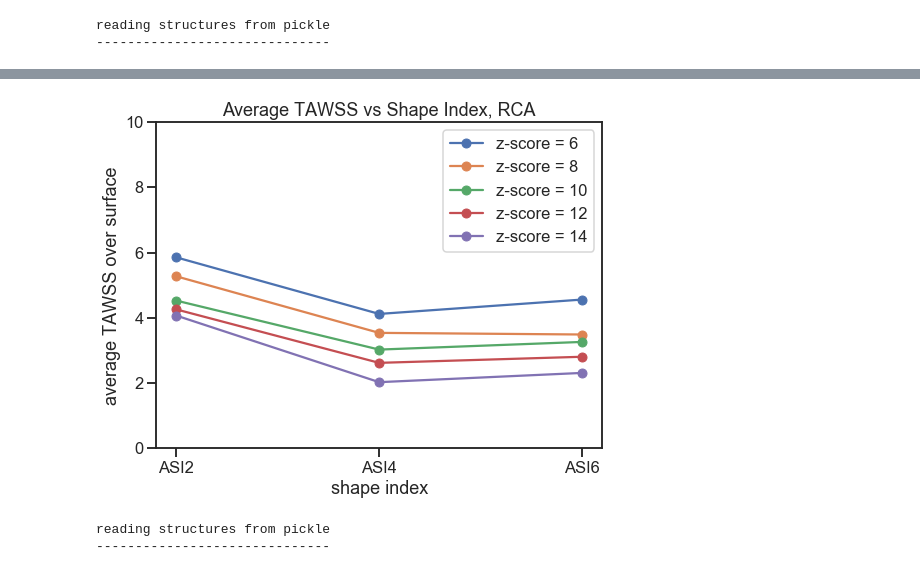
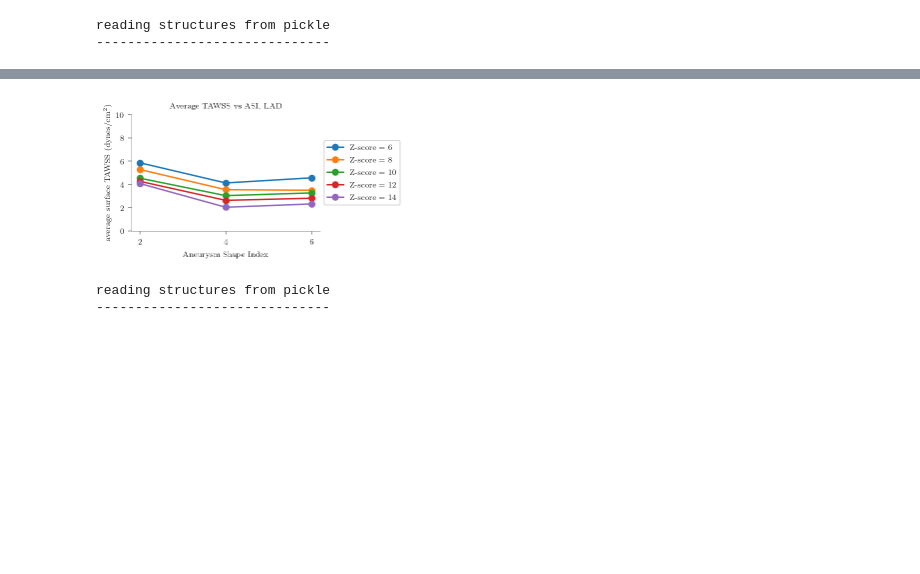
Before and after one commit to StanfordCBCL/KD-project, a Jupyter notebook: PostProcessVis_2019_Jan_25_scratch.ipynb, the cells around one changed output, grey strips where cells are left out. Drawn from its saved outputs; the diff is of its cells as text; code cells hidden in the pictures; blank space fills up the shorter version.

```diff
--- a/PostProcessVis_2019_Jan_25_scratch.ipynb
+++ b/PostProcessVis_2019_Jan_25_scratch.ipynb
@@ -34,9 +39,3 @@ from AneurysmGeneration.utils.interpolation import *
 from AneurysmGeneration.utils.normalization import *
 # %% [markdown]
 Configure display styles
-# %%
-sns.set(rc={"figure.figsize":(8,6)})
-sns.set_style('white', {'axes.spines.right':False})
-sns.set_style('ticks')
-sns.set_context('talk')
-sns.despine(trim=True)
@@ -71,10 +135,10 @@ for shape in shapes:
         pos_sizes = {'proximal': proximal}
 
     for position, size_list in pos_sizes.iteritems():
-        plt.figure(figsize=(12,8))
+        plt.figure()#figsize=(12,8))
         for i, size in enumerate(size_list):
             fracs = all_area_fractions_right[shape + '_' + size]
-            plt.plot(threshold_bounds, fracs, label='zscore: '+str(z_scores[i]))
+            plt.plot(threshold_bounds, fracs, label='Z-score = '+str(z_scores[i]))
 
         plt.legend()
         plt.title('TAWSS Distribution in ' + position + ' ' + vessel[:-1] + ', shape index ' + shape[-1])
@@ -108,14 +172,20 @@ for shape in shapes:
 
     for position, size_list in pos_sizes.iteritems():
         # plt.figure(figsize=(12,12))
-        plt.figure(figsize=(8,6))
+        # plt.figure(figsize=(8,6))
+        fig = plt.figure()
+        ax = fig.add_subplot(1,1,1)
+        format_axes(ax)
+
         for i, size in enumerate(size_list):
             wss, vtawss_rca[shape + '_' + size] = wss_cycle_rca[shape + '_' + size]
-            plt.plot(steps, wss, label='zscore: '+str(z_scores[i]))
+            ax.plot(steps, wss, label='zscore: '+str(z_scores[i]))
 
-        plt.legend()
-        plt.title('WSS in ' + position + ' ' + vessel[:-1] +' for shape index ' + shape[-1])
-        plt.xlabel('Cardiac cycle')
-        plt.ylabel('Average WSS (dynes/cm sq) ')
+        # plt.legend()
+        plt.title('WSS in ' + position + ' ' + vessel[:-1] +', ASI = ' + shape[-1])
+        ax.set_xlabel(r"Time (\% of cardiac cycle)")
+        ax.set_ylabel(r"Average WSS (dynes/cm$^{2}$)")
         plt.ylim(0, 10)
+        plt.xticks([0, .25, .5, .75, 1])
+        plt.savefig("../figures/" + "wss_time_" + position + "_" + "shape" + shape[-1] + "_noleg.eps", bbox_inches='tight')
 # %% [output]
@@ -127,25 +197,29 @@ for shape in shapes:
 # %%
 labels = ['prox', 'med', 'dist']
 plotted_z_scores = [6, 8, 10, 12, 14]
 
 fig = plt.figure()
 ax = fig.add_subplot(1, 1, 1)
+format_axes(ax)
 
 for k, size in enumerate(proximal):
     vtawss_surface_averages = np.zeros(len(shapes))
     for c, shape in enumerate(shapes):
         vtawss_surface_averages[c] = vtawss_rca[shape + '_' + size]
 
-    ax.plot(shapes, vtawss_surface_averages, label='z-score = ' + str(plotted_z_scores[k]), marker='o')
+    ax.plot([2, 4, 6], vtawss_surface_averages, label='Z-score = ' + str(plotted_z_scores[k]), marker='o')
 
-plt.legend()
-plt.xlabel('shape index')
-plt.ylabel('average TAWSS over surface')
-plt.title('Average TAWSS vs Shape Index, ' + vessel[:-1] )
+plt.legend(loc='center left', bbox_to_anchor=(1, .5))
+plt.xticks([2, 4, 6])
+plt.xlabel('Aneurysm Shape Index')
+plt.ylabel('average surface TAWSS (dynes/cm$^2$)')
+plt.title('Average TAWSS vs ASI, ' + vessel[:-1] )
 plt.ylim(0, 10)
+plt.savefig("../figures/avg_tawss_asi_right.eps", bbox_inches="tight")
+
 plt.show()
 # %% [output]
-[figure, old version]
+[figure, new version]
 # %%
 osi_areas_rca = read_from_file('OSI_THRESHOLD_AREA_RCA')
 osi_rca = {}
```
Also changed, not shown: parts of 18 cells of this notebook, 15 other files.
